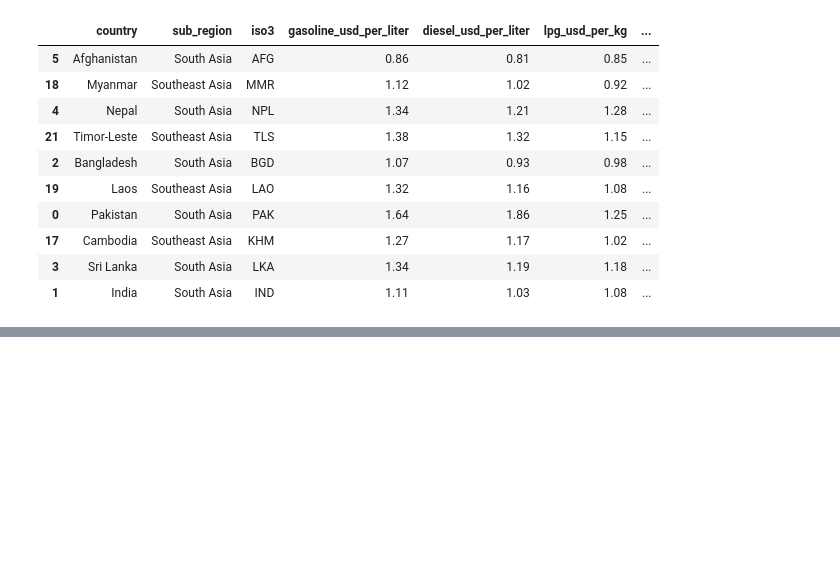
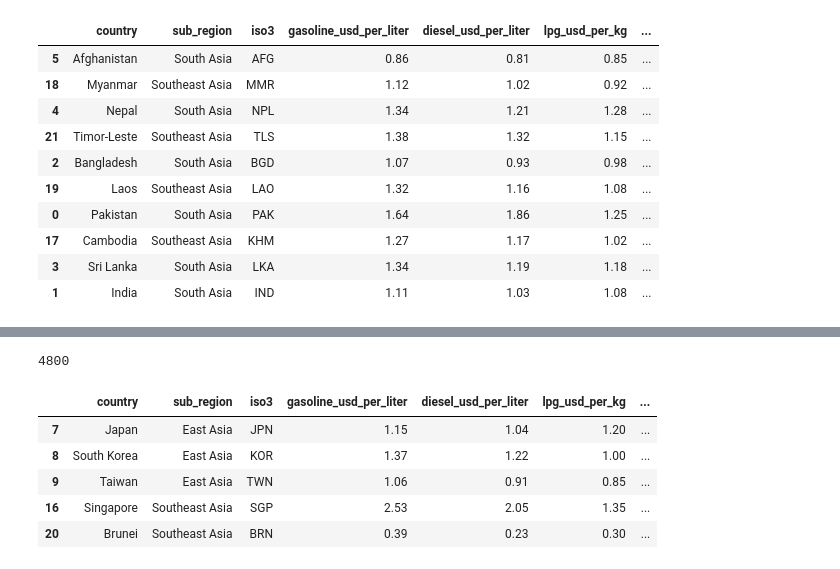
Before and after one commit to root-rashed/5-Minutes-to-Pandas, a Jupyter notebook: day_05(sorting_condition_loc).ipynb, the cells around one changed output, grey strips where cells are left out. Saved outputs shown, nothing was run; the diff lists cells and outputs as text; code cells hidden in the pictures; blank space fills up the shorter version.

```diff
--- a/day_05(sorting_condition_loc).ipynb
+++ b/day_05(sorting_condition_loc).ipynb
@@ -75,0 +85,13 @@ df.nsmallest(10,'avg_monthly_income_usd')
+# %%
+df['avg_monthly_income_usd'].max()
+# %% [output]
+4800
+# %%
+df[df['avg_monthly_income_usd']>2000]
+# %% [output]
+|  | country | sub_region | iso3 | gasoline_usd_per_liter | diesel_usd_per_liter | lpg_usd_per_kg | ... |
+| 7 | Japan | East Asia | JPN | 1.15 | 1.04 | 1.20 | ... |
+| 8 | South Korea | East Asia | KOR | 1.37 | 1.22 | 1.00 | ... |
+| 9 | Taiwan | East Asia | TWN | 1.06 | 0.91 | 0.85 | ... |
+| 16 | Singapore | Southeast Asia | SGP | 2.53 | 2.05 | 1.35 | ... |
+| 20 | Brunei | Southeast Asia | BRN | 0.39 | 0.23 | 0.30 | ... |
```
Also changed, not shown: parts of 2 cells of this notebook.
